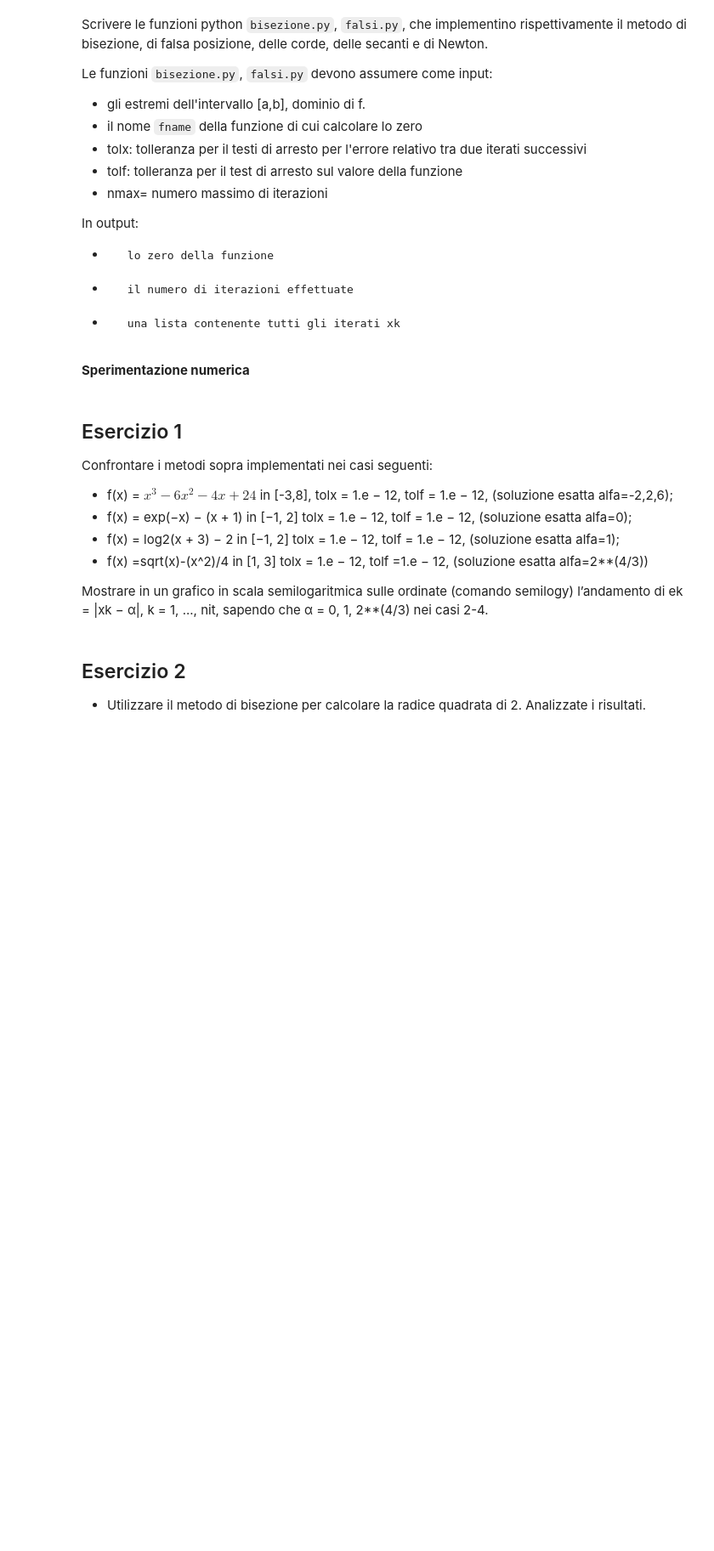
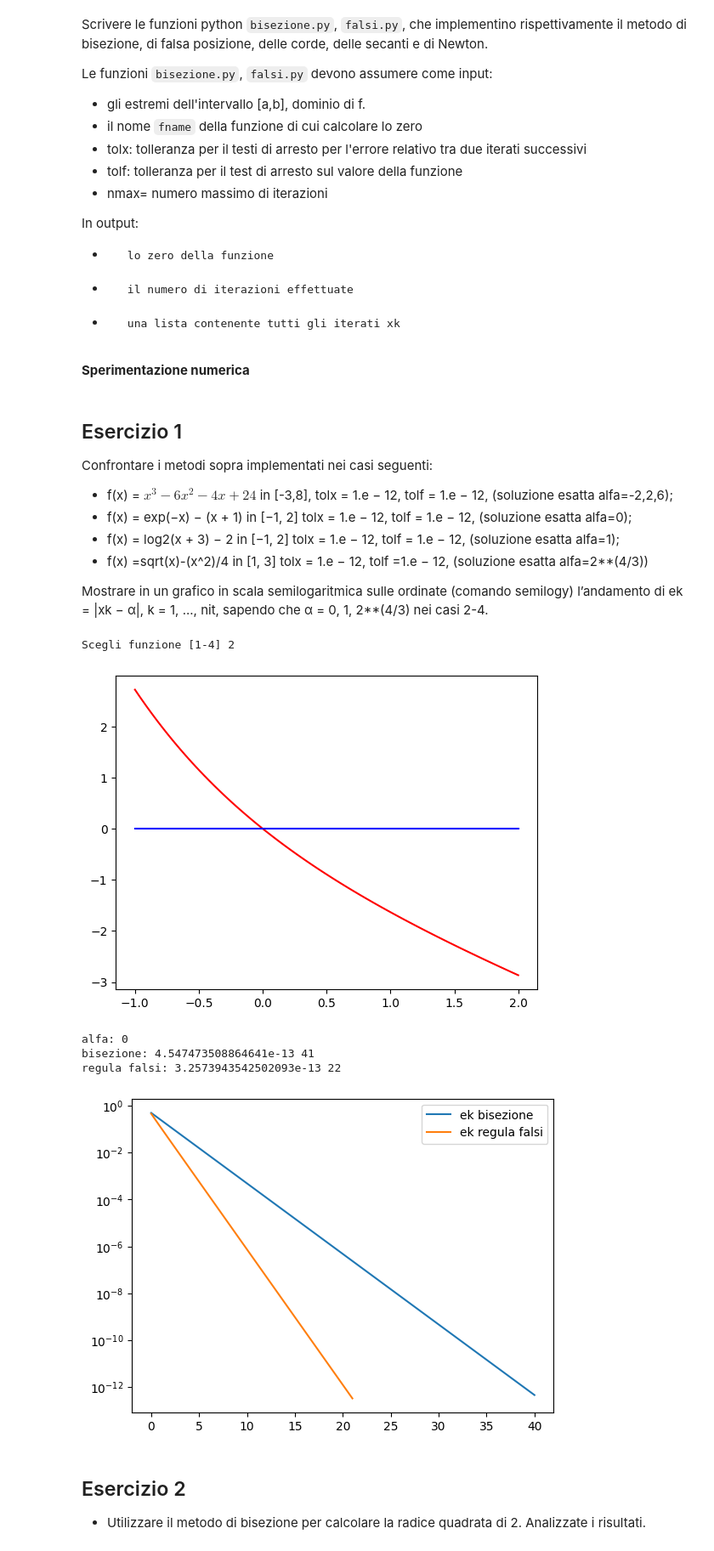
Before and after one commit to lspita/unibo-metodi-numerici-ia, a Jupyter notebook: lab06/Esercitazione_6.ipynb, the cells around one changed output. Shown: that part at 85% size. Saved outputs shown, nothing was run; the diff lists cells and outputs as text; code cells hidden in the pictures; blank space fills up the shorter version.

```diff
--- a/lab06/Esercitazione_6.ipynb
+++ b/lab06/Esercitazione_6.ipynb
@@ -27,6 +102,66 @@ In output:
 - f(x) =sqrt(x)-(x^2)/4 in [1, 3]  tolx = 1.e − 12, tolf =1.e − 12, (soluzione esatta alfa=2**(4/3))
 
 Mostrare in un grafico in scala semilogaritmica sulle ordinate (comando semilogy) l’andamento di ek = |xk − α|, k = 1, ..., nit, sapendo che α = 0, 1, 2**(4/3) nei casi 2-4.
+# %%
+import numpy as np
+import matplotlib.pyplot as plt
+
+opt = int(input("Scegli funzione [1-4]"))
+match opt:
+    case 1:
+        f = lambda x: x**3 -6*x**2 -4*x +24
+        a = -3
+        b = 8
+        tolx = 1.e-12
+        tolf = 1.e-12
+        alfa = (-2, 2, 6)
+    case 2:
+        f = lambda x: np.exp(-x) - (x + 1)
+        a = -1
+        b = 2
+        tolx = 1.e-12
+        tolf = 1.e-12
+        alfa = 0
+    case 3:
+        f = lambda x: np.log2(x + 3) - 2
+        a = -1
+        b = 2
+        tolx = 1.e-12
+        tolf = 1.e-12
+        alfa = 1
+    case 4:
+        f = lambda x: np.sqrt(x) - (x**2)/4
+        a = 1
+        b = 3
+        tolx = 1.e-12
+        tolf = 1.e-12
+        alfa = 2**(4/3)
+
+maxit = 1000
+x = np.linspace(a, b, 100)
+plt.plot(x, f(x), "r")
+plt.plot(x, np.zeros_like(x), "b")
+plt.show()
+
+bis_xk, bis_it, bis_vxk = metodo_bisezione(f, a, b, tolx, tolf, maxit)
+falsi_xk, falsi_it, falsi_vxk = falsa_posizione(f, a, b, tolx, tolf, maxit)
+print("alfa:", alfa)
+print("bisezione:", bis_xk, bis_it)
+print("regula falsi:", falsi_xk, falsi_it)
+if not isinstance(alfa, tuple):
+    bis_ek = np.abs(bis_vxk - alfa)
+    falsi_ek = np.abs(falsi_vxk - alfa)
+    plt.semilogy(range(bis_ek.size), bis_ek)
+    plt.semilogy(range(falsi_ek.size), falsi_ek)
+    plt.legend(["ek bisezione", "ek regula falsi"])
+    plt.show()
+# %% [output]
+Scegli funzione [1-4] 2
+[figure, added]
+alfa: 0
+bisezione: 4.547473508864641e-13 41
+regula falsi: 3.2573943542502093e-13 22
+[figure, added]
 # %% [markdown]
 ## Esercizio 2
 
```
Also changed, not shown: parts of 4 cells of this notebook, 7 other files.
